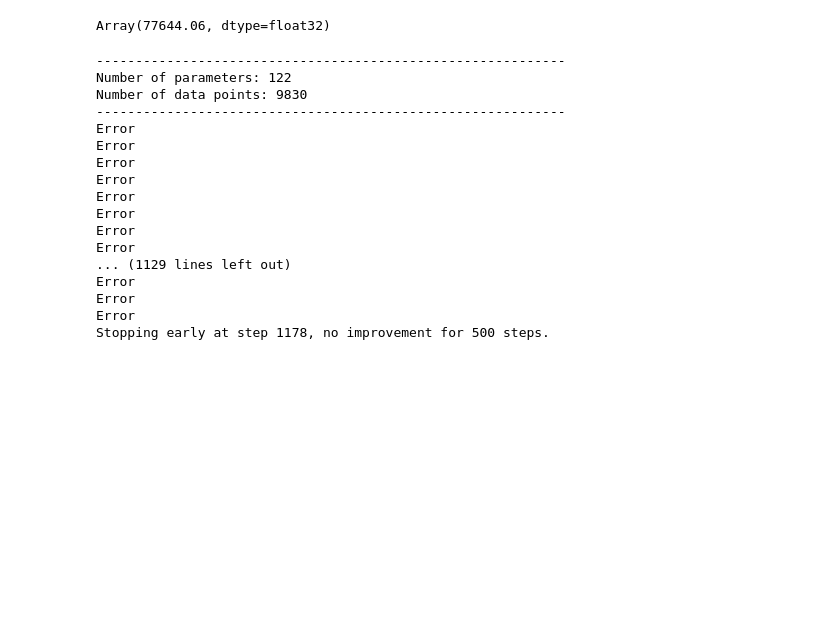
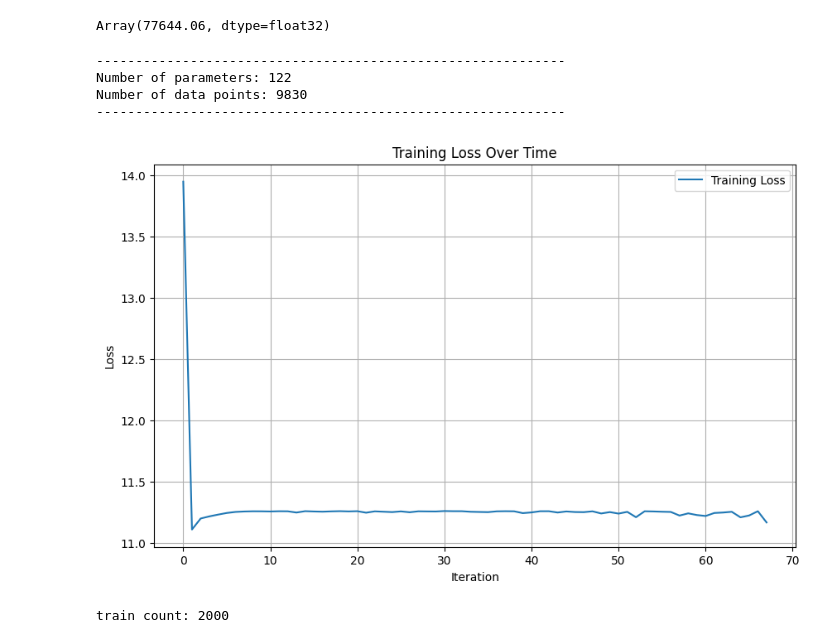
Before and after one commit to Sondringsen/ProjectThesis, a Jupyter notebook: notebooks/v7.ipynb, the cells around one changed output. Saved outputs shown, nothing was run; the diff lists cells and outputs as text; code cells hidden in the pictures; blank space fills up the shorter version.

```diff
--- a/notebooks/v7.ipynb
+++ b/notebooks/v7.ipynb
@@ -268,7 +268,8 @@ def train(model, train_data, optimizer, steps, batch_size, seq_length, eval_poin
 
     arrays = (jnp.array(ts), jnp.array(xs), jnp.array(ts_eval), jnp.array(y_test))
     data_gen = dataloader(arrays, batch_size, subset_size=subset_size, key=key)
-    # batch_num = 1
+
+    train_count = 0
 
     for step in range(steps):
         start_time = time.time()
@@ -280,6 +281,7 @@ def train(model, train_data, optimizer, steps, batch_size, seq_length, eval_poin
 
         # Perform a training step
         try:
+            train_count += 1
             loss_value, model, opt_state = make_step(model, opt_state, ts_batch, xs_batch, ts_test_batch, y_true_batch)
             losses.append(loss_value)
 
@@ -318,14 +320,14 @@ def train(model, train_data, optimizer, steps, batch_size, seq_length, eval_poin
                 plt.grid(True)
                 plt.show()
         except EquinoxRuntimeError:
-            print("Error")
+            continue
 
         if step - last_best_step >= patience:
             print(f"Stopping early at step {step}, no improvement for {patience} steps.")
             return best_model
 
     plt.figure(figsize=(10, 6))
-    plt.plot(losses, label="Training Loss")
+    plt.plot(np.log(losses), label="Training Loss")
     plt.xlabel("Iteration")
     plt.ylabel("Loss")
     plt.title("Training Loss Over Time")
@@ -333,50 +335,43 @@ def train(model, train_data, optimizer, steps, batch_size, seq_length, eval_poin
     plt.grid(True)
     plt.show()
 
+    print(f"train count: {train_count}")
+
     return best_model
 # %%
 data_size = 6
 hidden_size = 1
 width_size = 4
 depth = 2
 
 model = NeuralCDE(data_size, hidden_size, width_size, depth, key=key())
 
-eta = 0.01
+eta = 0.005
 optimizer = optax.adam(learning_rate=eta)
 
 steps = 2000
 batch_size = 8
 seq_length = 32
 eval_point_ratio = 0.3
-subset_size = 128
+subset_size = 1024
 
 trained_model = train(
     model,
     data,
     optimizer,
     steps,
     batch_size,
     seq_length,
     eval_point_ratio,
-    key,
+    key(),
     subset_size,
+    plot_every=100,
+    patience=10_000,
 )
 # %% [output]
 ------------------------------------------------------------
 Number of parameters: 122
 Number of data points: 9830
 ------------------------------------------------------------
-Error
-Error
-Error
-Error
-Error
-Error
-Error
-Error
-... (1129 lines left out)
-Error
-Error
-Error
-Stopping early at step 1178, no improvement for 500 steps.
+[figure, added]
+train count: 2000
```
